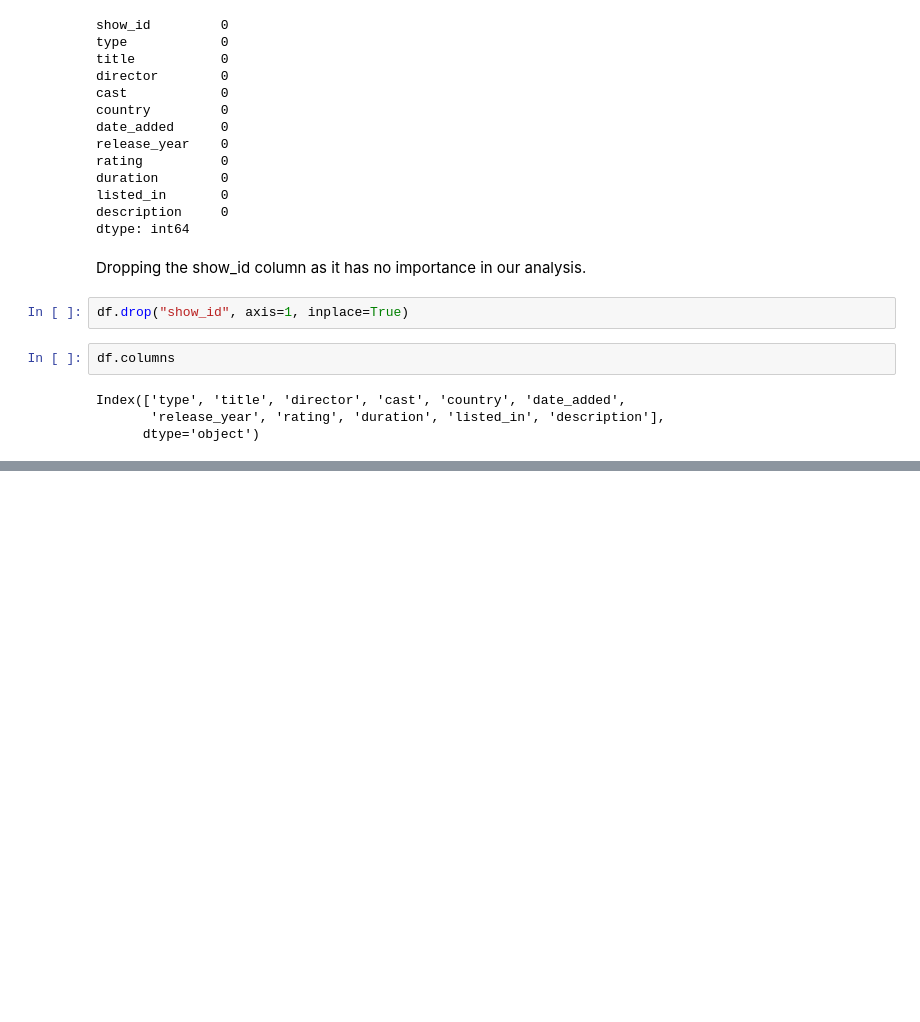
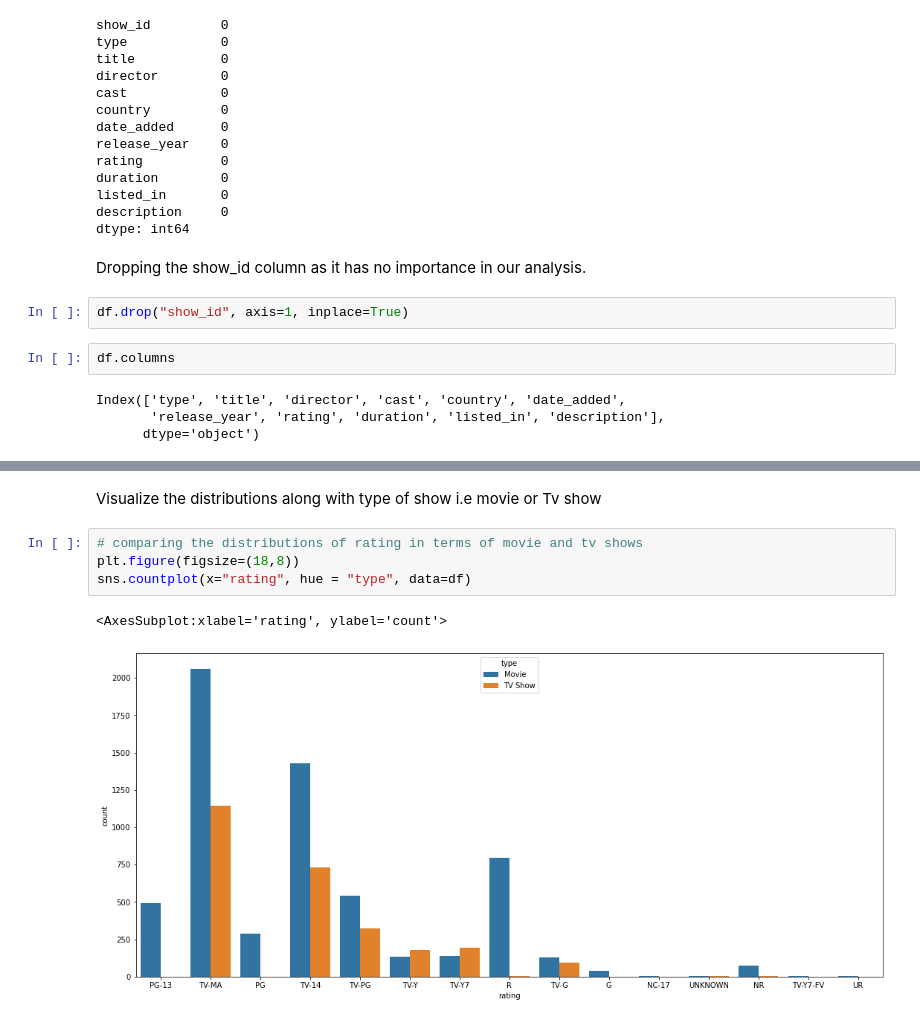
Before and after one commit to Ashar88/Netflix_shows_Analysis__EDA, a Jupyter notebook: Netflix_shows_movies.ipynb, the cells around one changed output, grey strips where cells are left out. Cells and saved outputs as stored; diff of their text form; blank space fills up the shorter version.

```diff
--- a/Netflix_shows_movies.ipynb
+++ b/Netflix_shows_movies.ipynb
@@ -285,0 +303,9 @@ Index(['type', 'title', 'director', 'cast', 'country', 'date_added',
+# %% [markdown]
+Visualize the distributions along with type of show i.e movie or Tv show
+# %%
+# comparing the distributions of rating in terms of movie and tv shows
+plt.figure(figsize=(18,8))
+sns.countplot(x="rating", hue = "type", data=df)
+# %% [output]
+<AxesSubplot:xlabel='rating', ylabel='count'>
+[figure, added]
```
Also changed, not shown: parts of 11 cells of this notebook.
